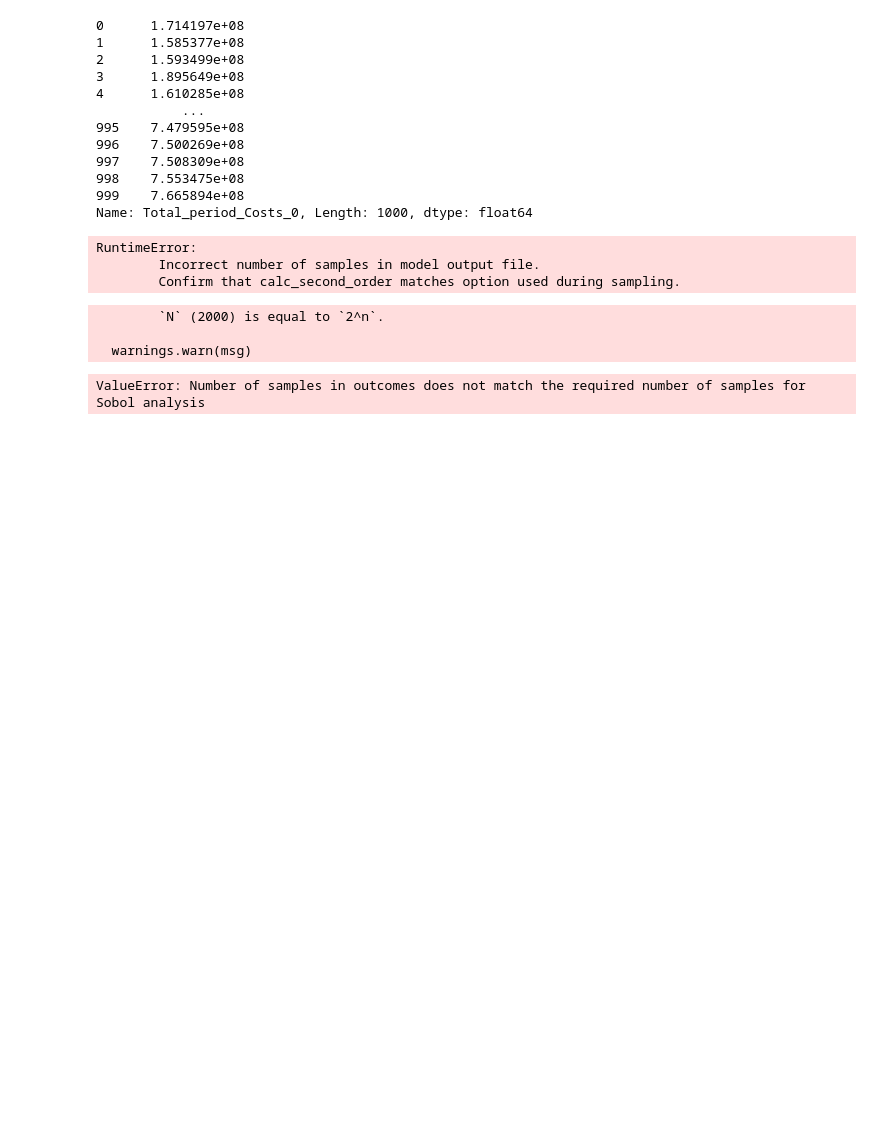
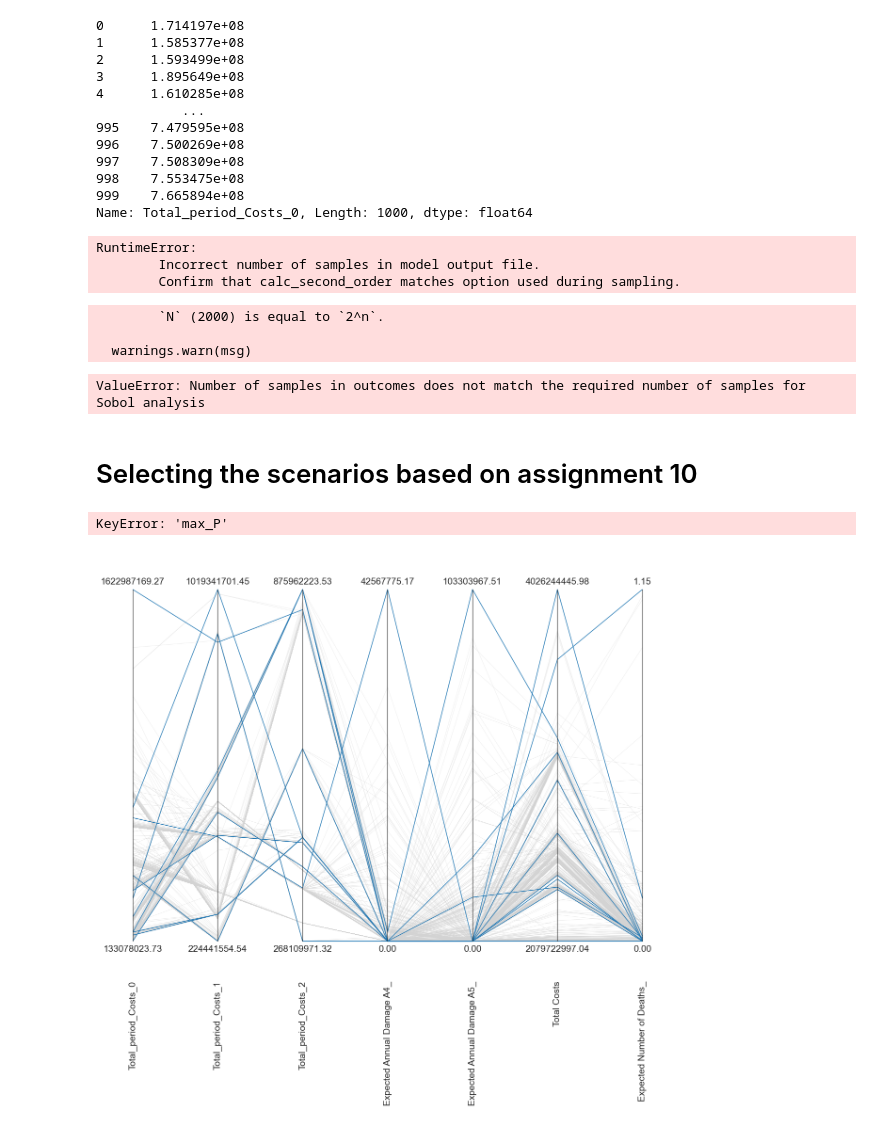
Before and after one commit to yhienz/epa141A_group3, a Jupyter notebook: final_ass_time_changed/Assessing_Policy_Set.ipynb, the cells around one changed output. Drawn from its saved outputs; the diff is of its cells as text; code cells hidden in the pictures; blank space fills up the shorter version.

```diff
--- a/final_ass_time_changed/Assessing_Policy_Set.ipynb
+++ b/final_ass_time_changed/Assessing_Policy_Set.ipynb
@@ -579,3 +579,5 @@ print(sobol_df)
 
   warnings.warn(msg)
 ValueError: Number of samples in outcomes does not match the required number of samples for Sobol analysis
+# %% [markdown]
+# Selecting the scenarios based on assignment 10
@@ -581,0 +586,29 @@ ValueError: Number of samples in outcomes does not match the required number of
+# %%
+import numpy as np
+import pandas as pd
+import matplotlib.pyplot as plt
+import seaborn as sns
+
+from ema_workbench.analysis import parcoords
+
+# conditional on y
+all_data = pd.DataFrame({k:v for k,v in outcomes_pol_set.items()})
+
+# let's get the unique indices for the minima and maxima across
+# all objectives
+indices = pd.concat([all_data.idxmax(), all_data.idxmin()]).unique()
+
+limits = parcoords.get_limits(all_data)
+axes = parcoords.ParallelAxes(limits)
+
+
+axes.plot(all_data, color='lightgrey', lw=0.5, alpha=0.5)
+axes.plot(all_data.iloc[indices, :], color=sns.color_palette()[0], lw=1)
+
+fig = plt.gcf()
+fig.set_size_inches((8, 4))
+
+plt.show()
+# %% [output]
+KeyError: 'max_P'
+[figure, added]
```
Also changed, not shown: parts of 5 cells of this notebook, 1 other file.
